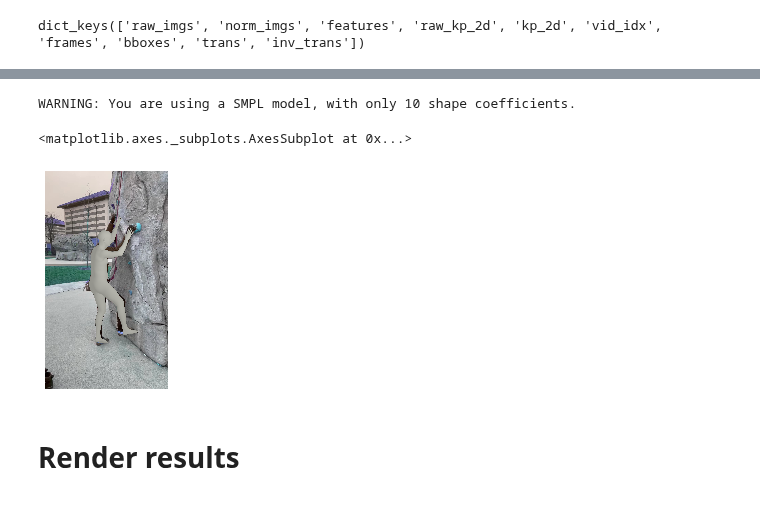
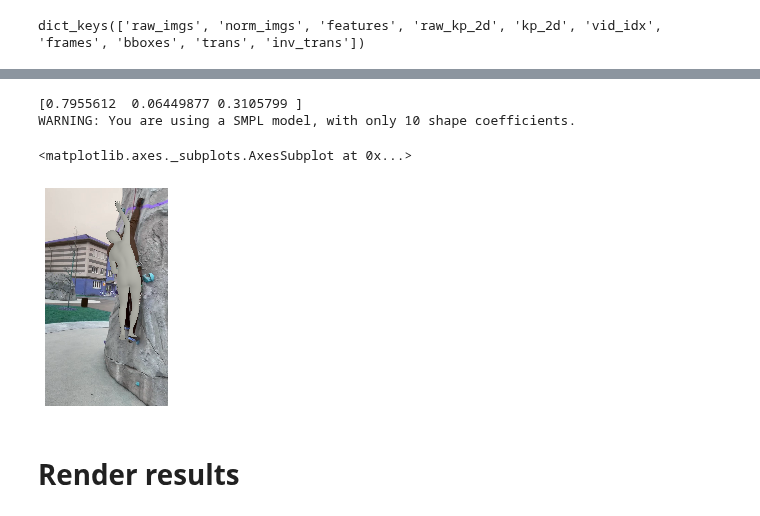
Before and after one commit to 2food/APEC, a Jupyter notebook: hmr.ipynb, the cells around one changed output, grey strips where cells are left out. Cells and saved outputs as stored; diff of their text form; code cells hidden in the pictures.

```diff
--- a/hmr.ipynb
+++ b/hmr.ipynb
@@ -23,9 +24,11 @@ reload(data)
 # %% [output]
 <module 'data' from '/home/tormod/Documents/APEC/data.py'>
 # %%
-out_folder = '/home/tormod/ucph-erda-home/hmr_features'
+out_folder = '/home/tormod/ucph-erda-home/hmr_results'
+vid_folder = '/media/tormod/Den Lille/Thesis/videos'
 c = data.ClimbingDataset('all',
-                         feat_folder=None, #out_folder,
+                         feat_folder=None,
+                         video_folder = vid_folder,
                          seq_len=1)
 # %%
 d = c.get(0)
@@ -47,6 +58,9 @@ out = res
 out[0].keys()
 # %% [output]
 dict_keys(['theta', 'verts', 'kp_2d', 'kp_3d', 'features'])
+# %%
+frameid = 2*90+50
+d = c.get(frameid)
 # %%
 d.keys()
 # %% [output]
@@ -63,16 +80,18 @@ plt.scatter(kp_2d[:,0], kp_2d[:,1])
 # %%
 import mesh
 reload(mesh)
-verts = out[0]['verts'][0]
-theta = out[0]['theta'][0]
+verts = out[frameid]['verts'][0].copy()
+theta = out[frameid]['theta'][0].copy()
 bboxes = d['bboxes']
 pred_cam = theta[:3]
+print(pred_cam)
 pred_cam[0] *= 1.2
 imshownp(mesh.render_pred_mesh(img, bboxes, verts, pred_cam))
 # %% [output]
+[0.7955612  0.06449877 0.3105799 ]
 WARNING: You are using a SMPL model, with only 10 shape coefficients.
 <matplotlib.axes._subplots.AxesSubplot at 0x...>
-[figure, old version]
+[figure, new version]
 # %% [markdown]
 # Render results
 # %%
```
Also changed, not shown: parts of 7 cells of this notebook, 5 other files.
